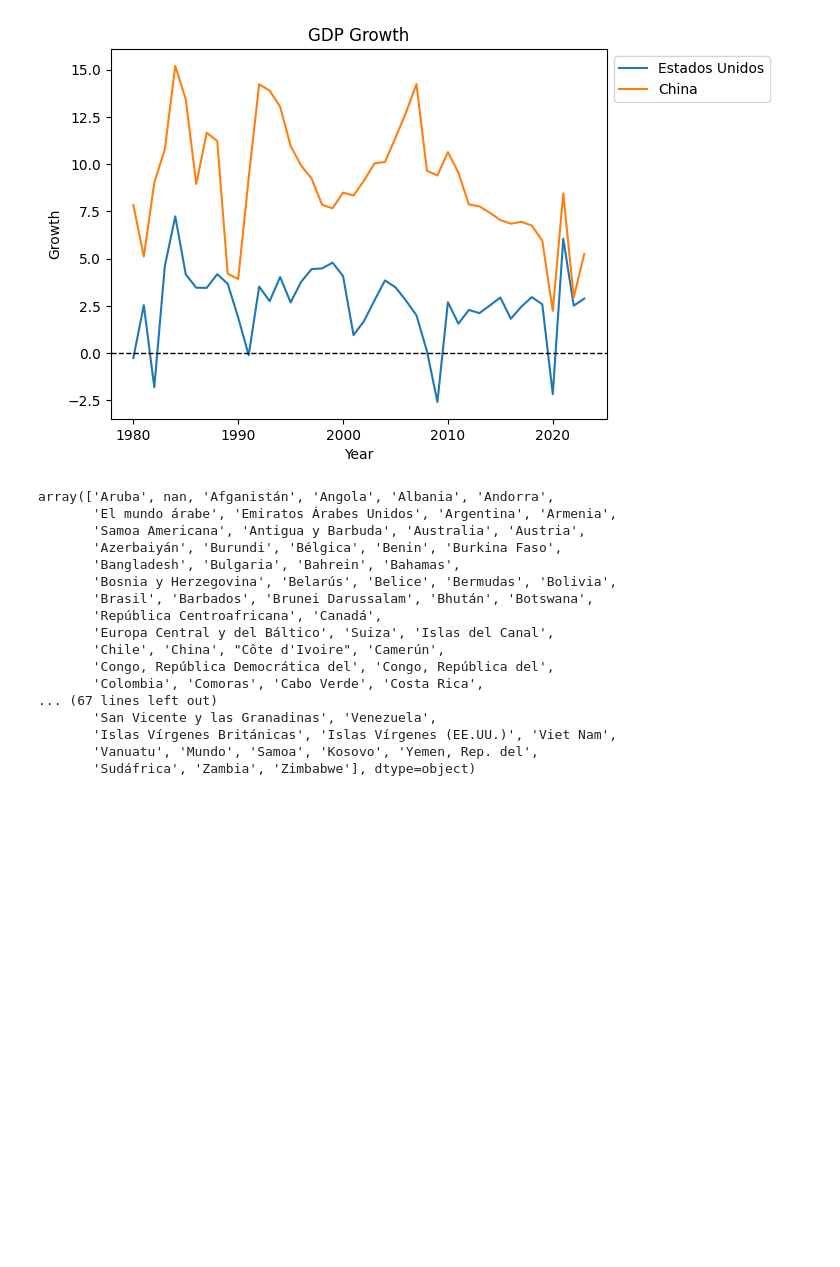
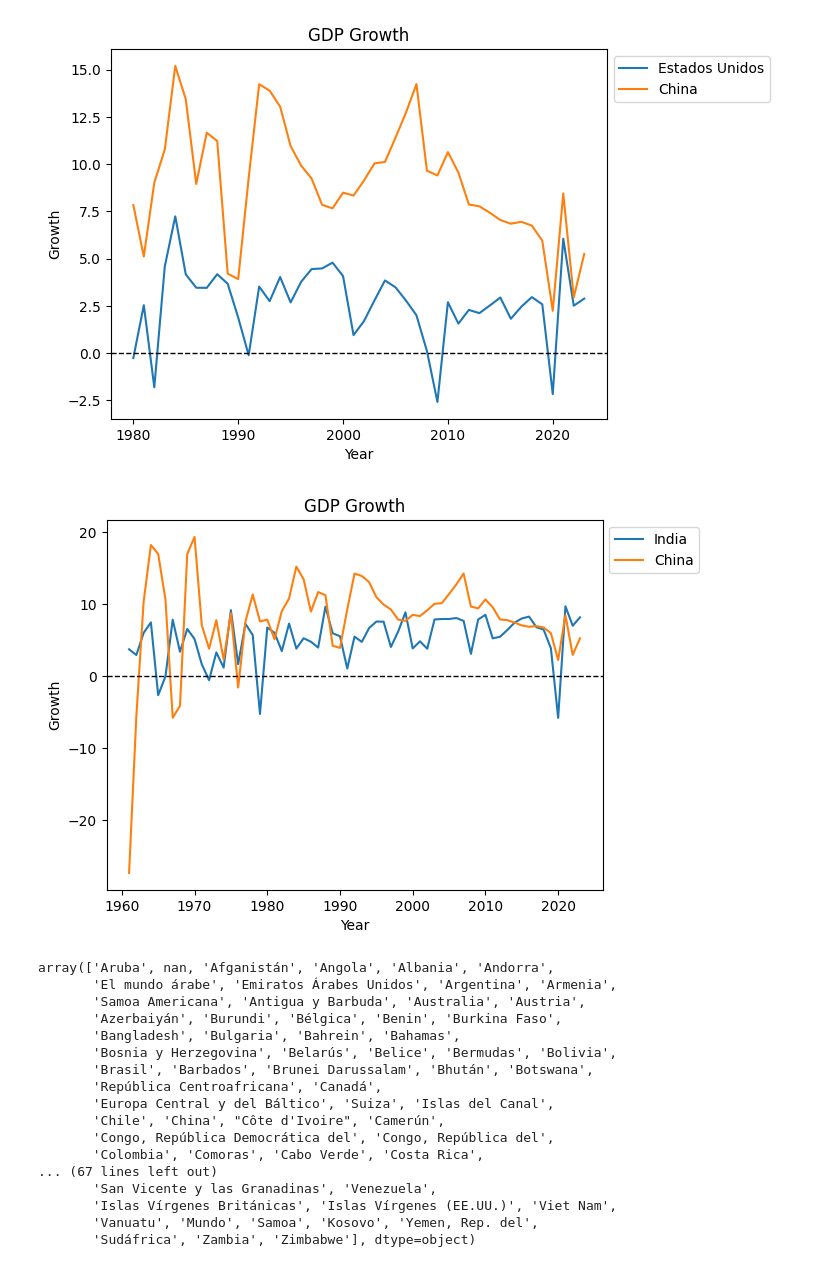
Before and after one commit to nicodigos/gdp-growth-chart, a Jupyter notebook: GDPGrowth.ipynb, the cells around one changed output. Drawn from its saved outputs; the diff is of its cells as text; code cells hidden in the pictures; blank space fills up the shorter version.

```diff
--- a/GDPGrowth.ipynb
+++ b/GDPGrowth.ipynb
@@ -125,9 +125,11 @@ plot_country_pib_year_range(1980, 2023, ['Estados Unidos',
 # %% [output]
 [figure]
 # %%
-plot_country_pib_year_range(1980, 2023, ['India',
+plot_country_pib_year_range(1960, 2023, ['India',
                                          'China'
                                         ])
+# %% [output]
+[figure, added]
 # %%
 df['Country Name'].unique()
 # %% [output]
```
Also changed, not shown: parts of 4 cells of this notebook.
